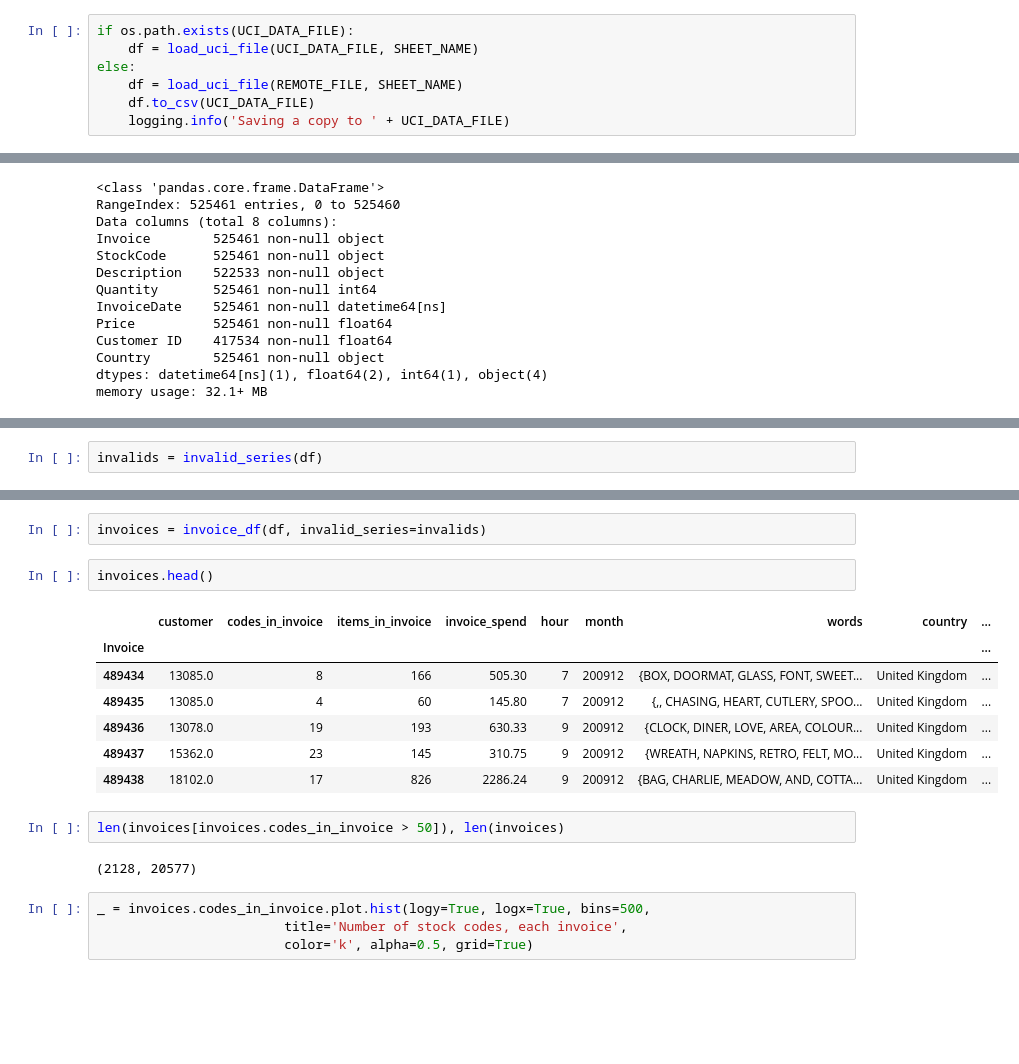
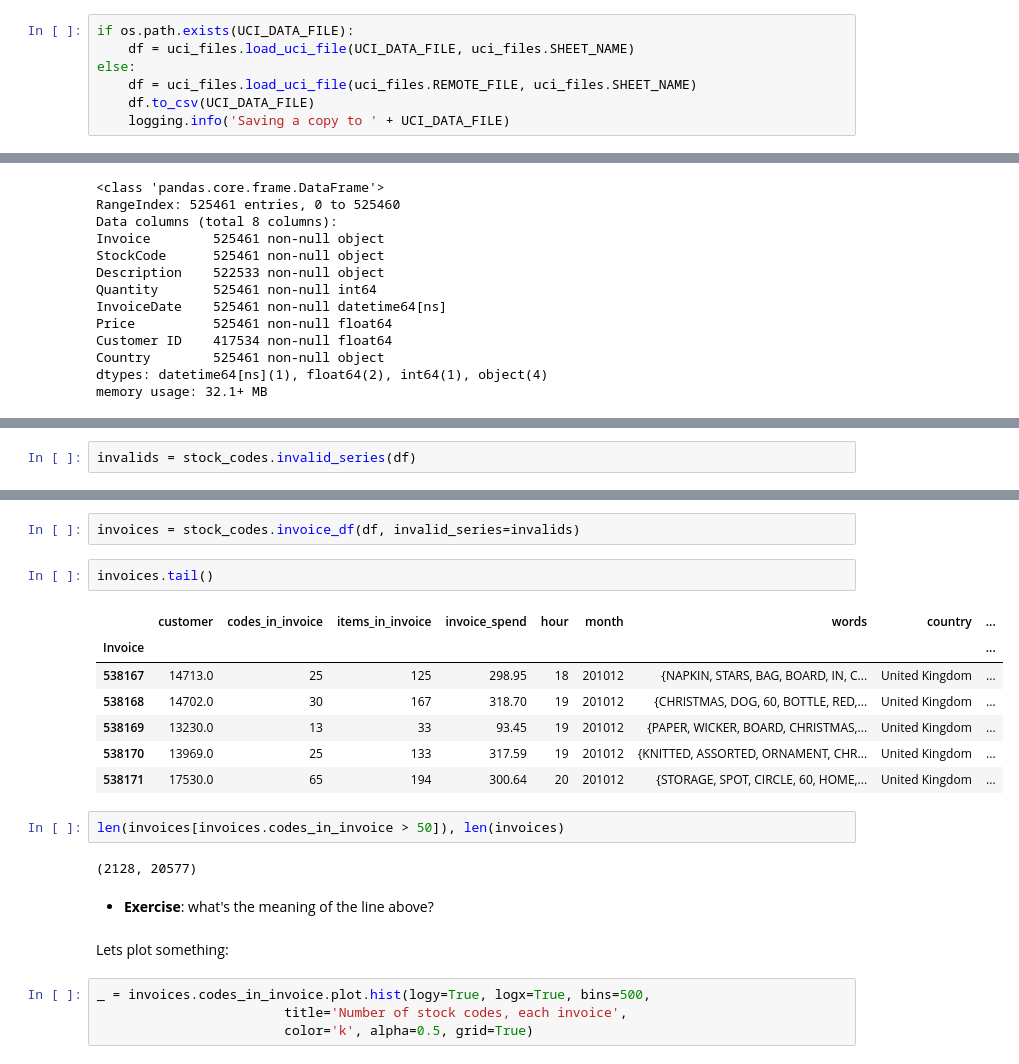
Before and after one commit to jeremy-large/ox-sbs-ml-bd, a Jupyter notebook: notebooks/Week_1.ipynb, the cells around one changed output, grey strips where cells are left out. Saved outputs shown, nothing was run; the diff lists cells and outputs as text; blank space fills up the shorter version.

```diff
--- a/notebooks/Week_1.ipynb
+++ b/notebooks/Week_1.ipynb
@@ -124,9 +197,9 @@ https://archive.ics.uci.edu/ml/machine-learning-databases/00502/online_retail_II
 Year 2009-2010
 # %%
 if os.path.exists(UCI_DATA_FILE):
-    df = load_uci_file(UCI_DATA_FILE, SHEET_NAME)
+    df = uci_files.load_uci_file(UCI_DATA_FILE, uci_files.SHEET_NAME)
 else:
-    df = load_uci_file(REMOTE_FILE, SHEET_NAME)
+    df = uci_files.load_uci_file(uci_files.REMOTE_FILE, uci_files.SHEET_NAME)
     df.to_csv(UCI_DATA_FILE)
     logging.info('Saving a copy to ' + UCI_DATA_FILE)
 # %% [output]
@@ -182,2 +278,2 @@ df.describe().T
 # %%
-invalids = invalid_series(df)
+invalids = stock_codes.invalid_series(df)
@@ -197,19 +300,23 @@ df.loc[invalids].head()
 # %%
-invoices = invoice_df(df, invalid_series=invalids)
+invoices = stock_codes.invoice_df(df, invalid_series=invalids)
 # %%
-invoices.head()
+invoices.tail()
 # %% [output]
 |  | customer | codes_in_invoice | items_in_invoice | invoice_spend | hour | month | words | country | ... |
 | Invoice |  |  |  |  |  |  |  |  | ... |
-| 489434 | 13085.0 | 8 | 166 | 505.30 | 7 | 200912 | {BOX, DOORMAT, GLASS, FONT, SWEET... | United Kingdom | ... |
-| 489435 | 13085.0 | 4 | 60 | 145.80 | 7 | 200912 | {,, CHASING, HEART, CUTLERY, SPOO... | United Kingdom | ... |
-| 489436 | 13078.0 | 19 | 193 | 630.33 | 9 | 200912 | {CLOCK, DINER, LOVE, AREA, COLOUR... | United Kingdom | ... |
-| 489437 | 15362.0 | 23 | 145 | 310.75 | 9 | 200912 | {WREATH, NAPKINS, RETRO, FELT, MO... | United Kingdom | ... |
-| 489438 | 18102.0 | 17 | 826 | 2286.24 | 9 | 200912 | {BAG, CHARLIE, MEADOW, AND, COTTA... | United Kingdom | ... |
+| 538167 | 14713.0 | 25 | 125 | 298.95 | 18 | 201012 | {NAPKIN, STARS, BAG, BOARD, IN, C... | United Kingdom | ... |
+| 538168 | 14702.0 | 30 | 167 | 318.70 | 19 | 201012 | {CHRISTMAS, DOG, 60, BOTTLE, RED,... | United Kingdom | ... |
+| 538169 | 13230.0 | 13 | 33 | 93.45 | 19 | 201012 | {PAPER, WICKER, BOARD, CHRISTMAS,... | United Kingdom | ... |
+| 538170 | 13969.0 | 25 | 133 | 317.59 | 19 | 201012 | {KNITTED, ASSORTED, ORNAMENT, CHR... | United Kingdom | ... |
+| 538171 | 17530.0 | 65 | 194 | 300.64 | 20 | 201012 | {STORAGE, SPOT, CIRCLE, 60, HOME,... | United Kingdom | ... |
 # %%
 len(invoices[invoices.codes_in_invoice > 50]), len(invoices)
 # %% [output]
 (2128, 20577)
+# %% [markdown]
+* **Exercise**: what's the meaning of the line above?
+# %% [markdown]
+Lets plot something:
 # %%
 _ = invoices.codes_in_invoice.plot.hist(logy=True, logx=True, bins=500,
                         title='Number of stock codes, each invoice',
```
Also changed, not shown: parts of 38 cells of this notebook.
